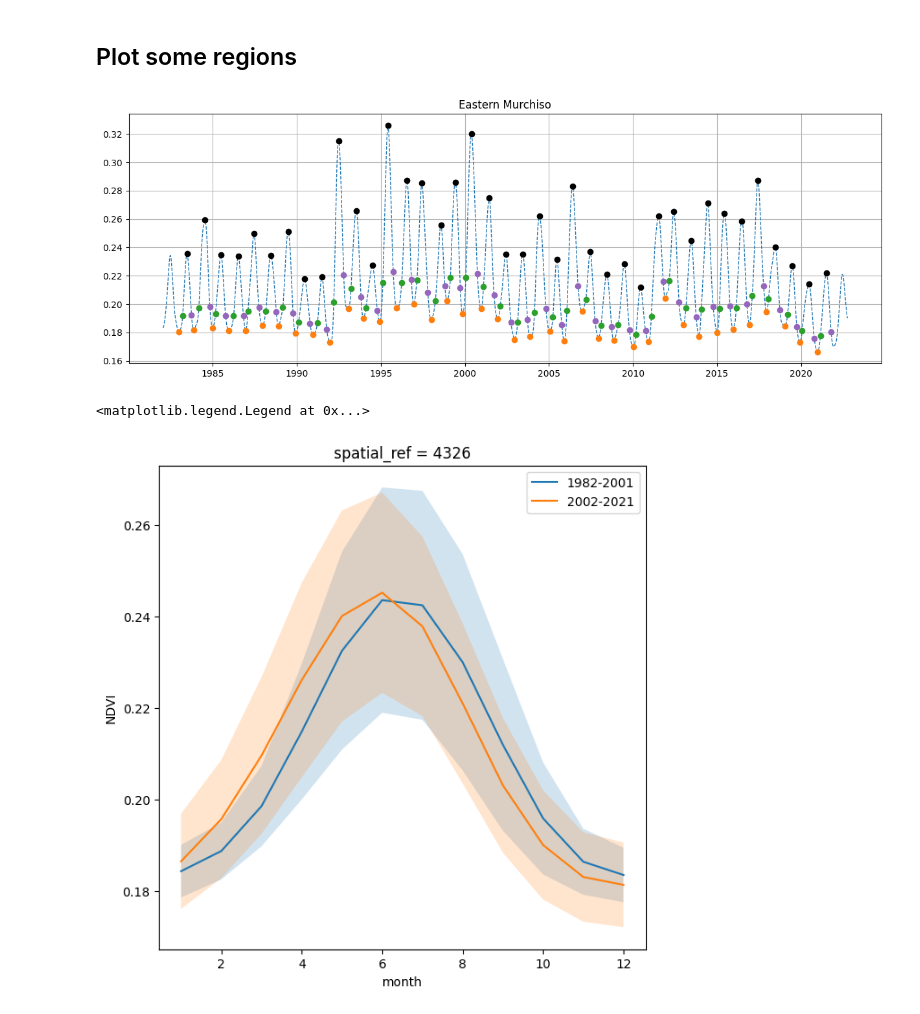
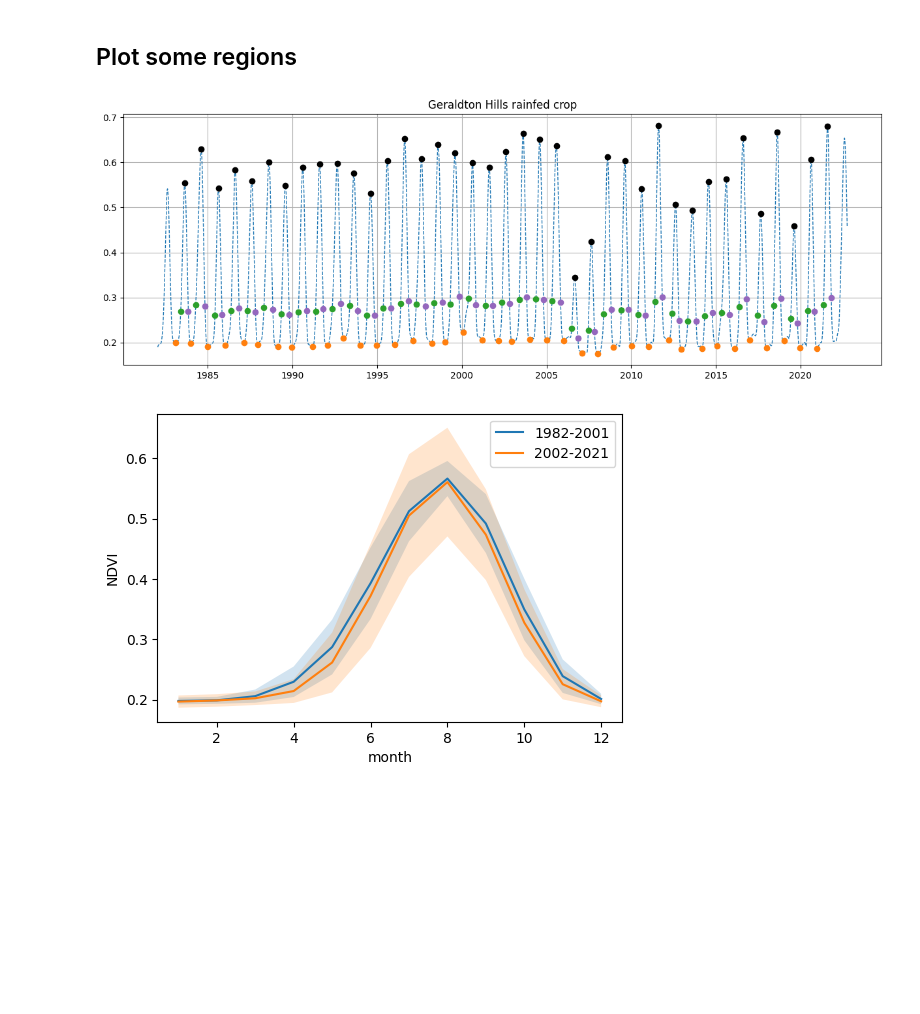
Before and after one commit to cbur24/Aus_phenology, a Jupyter notebook: notebooks/analysis/Phenology_over_IBRA_subregions.ipynb, the cells around one changed output. Saved outputs shown, nothing was run; the diff lists cells and outputs as text; code cells hidden in the pictures; blank space fills up the shorter version.

```diff
--- a/notebooks/analysis/Phenology_over_IBRA_subregions.ipynb
+++ b/notebooks/analysis/Phenology_over_IBRA_subregions.ipynb
@@ -153,7 +107,7 @@ phenometrics_file = '/g/data/os22/chad_tmp/Aus_phenology/data/pickle/IBRA_subreg
 with open(phenometrics_file, 'rb') as f:
     eco_regions_phenometrics = pickle.load(f)
 # %%
-k = 'Eastern Murchiso' #'Geraldton Hills rainfed crop' 'Weipa Plateau'
+k = 'Geraldton Hills rainfed crop' #'Ettrem' #'Geraldton Hills rainfed crop' 'Weipa Plateau'
 # %%
 ds = results[k] #'Recherche rainfed crop'
 
@@ -183,27 +137,26 @@ ax.set_title(k, fontsize=12)
 ax.grid()
 # plt.ylim(0.1,0.4)
 # %% [output]
-[figure, old version]
+[figure, new version]
 # %%
 # fig, ax = plt.subplots(1,1, figsize=(7,7))
 # for y in range(1982,2021):
 #     ds.sel(time=str(y)).groupby('time.month').mean().plot(label=str(y), ax=ax)
 # plt.legend()
 # %%
-fig, ax = plt.subplots(1,1, figsize=(7,7))
+fig, ax = plt.subplots(1,1, figsize=(6,4))
 mean_early = ds.sel(time=slice('1982','1993')).groupby('time.month').mean()
 mean_late = ds.sel(time=slice('2001','2021')).groupby('time.month').mean()
 
 std_early = ds.sel(time=slice('1982','1993')).groupby('time.month').std()
 std_late = ds.sel(time=slice('2001','2021')).groupby('time.month').std()
 
 mean_early.plot(label='1982-2001')
 ax.fill_between(mean_early.month, mean_early-std_early, mean_early+std_early, alpha=0.2)
 
 mean_late.plot(label='2002-2021')
 ax.fill_between(mean_late.month, mean_late-std_late, mean_late+std_late, alpha=0.2)
 plt.legend()
-# plt.title(k+' NDVI average annual cycle');
+ax.set_title(None);
 # %% [output]
-<matplotlib.legend.Legend at 0x...>
-[figure, old version]
+[figure, new version]
```
Also changed, not shown: parts of 2 cells of this notebook, 26 other files.
